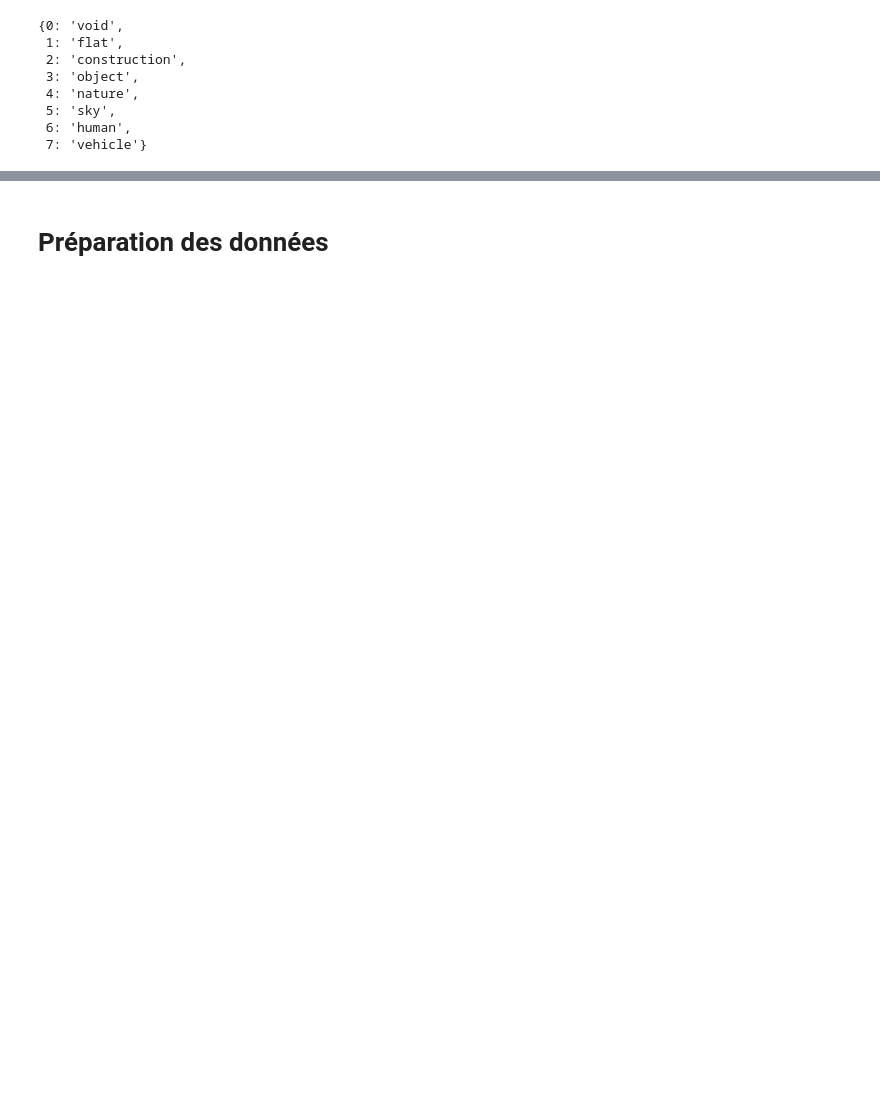
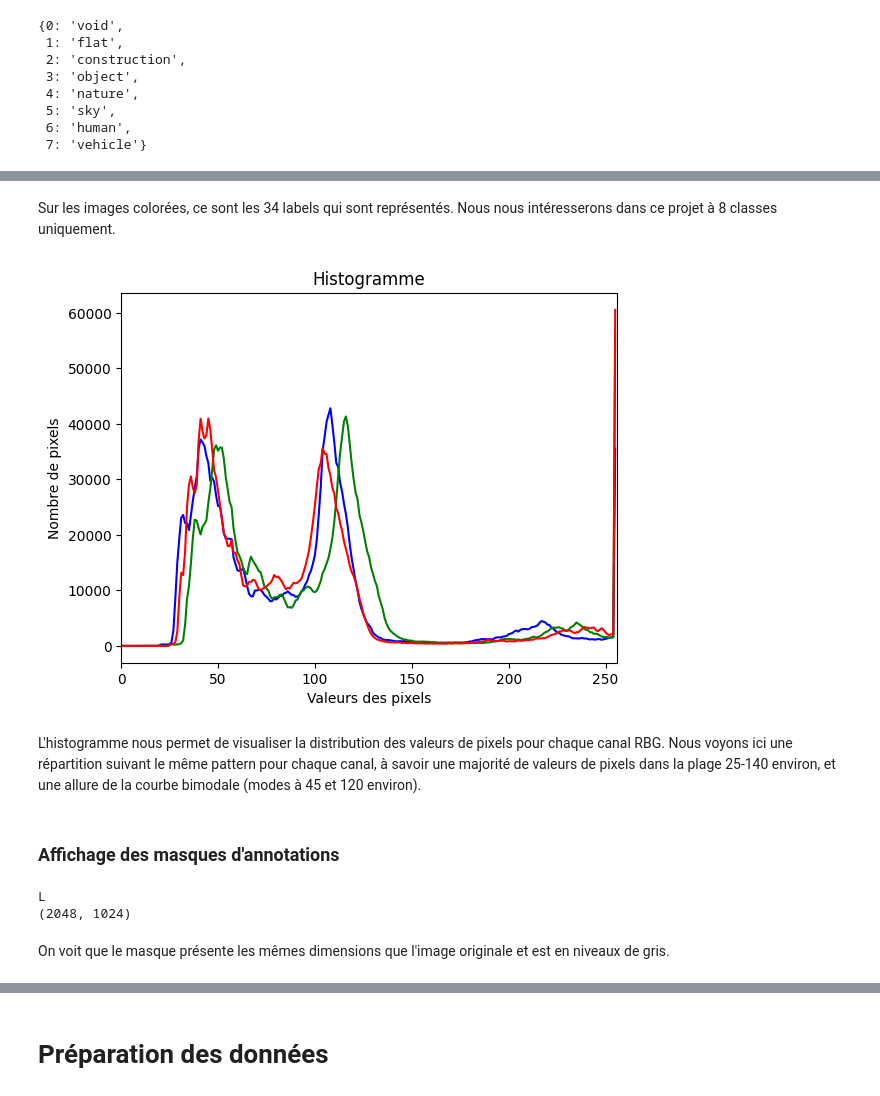
Before and after one commit to YANNBEN2310/DETECTION_RECOGNITION, a Jupyter notebook: segmentation_unet_optuna.ipynb, the cells around one changed output, grey strips where cells are left out. Drawn from its saved outputs; the diff is of its cells as text; code cells hidden in the pictures; blank space fills up the shorter version.

```diff
--- a/segmentation_unet_optuna.ipynb
+++ b/segmentation_unet_optuna.ipynb
@@ -231,0 +244,22 @@ image.mode
+# %% [markdown]
+Sur les images colorées, ce sont les 34 labels qui sont représentés. Nous nous intéresserons dans ce projet à 8 classes uniquement.
+# %%
+# histogramme de l'image pour les 3 canaux (rouge, vert, bleu)
+image_np = np.array(image)
+
+color = ('b','g','r')
+
+for i,col in enumerate(color):
+    histr = cv.calcHist([image_np],[i],None,[256],[0,256])
+    plt.plot(histr,color = col)
+    plt.xlim([0,256])
+plt.title('Histogramme')
+plt.xlabel('Valeurs des pixels')
+plt.ylabel('Nombre de pixels')
+plt.show()
+# %% [output]
+[figure, added]
+# %% [markdown]
+L'histogramme nous permet de visualiser la distribution des valeurs de pixels pour chaque canal RBG. Nous voyons ici une répartition suivant le même pattern pour chaque canal, à savoir une majorité de valeurs de pixels dans la plage 25-140 environ, et une allure de la courbe bimodale (modes à 45 et 120 environ).
+# %% [markdown]
+### Affichage des masques d'annotations
@@ -232 +268,9 @@ image.mode
+# %%
+print(labels.mode)
+print(labels.size)
+# %% [output]
+L
+(2048, 1024)
+# %% [markdown]
+On voit que le masque présente les mêmes dimensions que l'image originale et est en niveaux de gris.
 # %%
```
Also changed, not shown: parts of 41 cells of this notebook, 1 other file.
